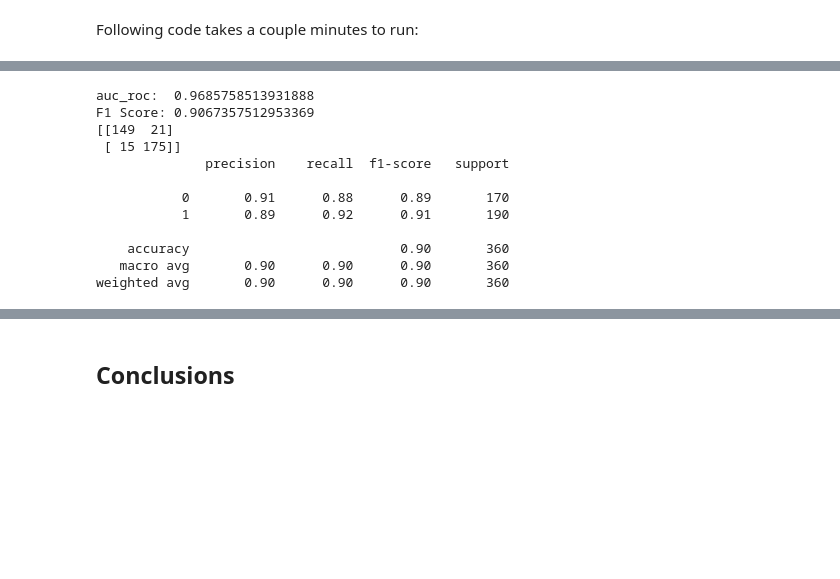
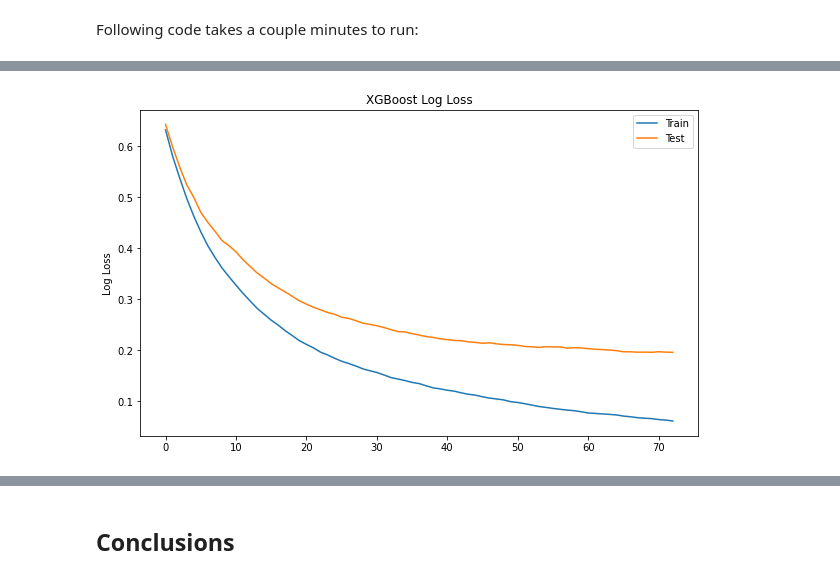
Before and after one commit to AguirreMoy/HtMFall2021-Corona, a Jupyter notebook: Challenge1/EMBER_roland.ipynb, the cells around one changed output, grey strips where cells are left out. Saved outputs shown, nothing was run; the diff lists cells and outputs as text; code cells hidden in the pictures; blank space fills up the shorter version.

```diff
--- a/Challenge1/EMBER_roland.ipynb
+++ b/Challenge1/EMBER_roland.ipynb
@@ -427,25 +433,21 @@ best_xgb_params
 # %%
 xgb_model = xgb.XGBClassifier(**best_xgb_params, eval_metric='logloss')
-xgb_model.fit(X_train_fs, y_train)
-preds = [pred[1] for pred in xgb_model.predict_proba(X_test_fs)]
-score = roc_auc_score(y_test, preds, average='weighted')
-print('auc_roc: ', score)
+eval_set = [(X_train_fs, y_train), (X_test_fs, y_test)]
 
-y_pred = xgb_model.predict(X_test_fs)
-f1=f1_score(y_test, y_pred)
-print('F1 Score:', f1)
-print(confusion_matrix(y_test, y_pred))
-print(classification_report(y_test, y_pred))
+xgb_model.fit(X_train_fs, y_train, eval_metric=["error", "logloss"], eval_set=eval_set, verbose=False)
+
+
+results = xgb_model.evals_result()
+epochs = len(results['validation_0']['error'])
+x_axis = range(0, epochs)
+
+fig, ax = plt.subplots(figsize=(10,6))
+ax.plot(x_axis, results['validation_0']['logloss'], label='Train')
+ax.plot(x_axis, results['validation_1']['logloss'], label='Test')
+ax.legend()
+
+plt.ylabel('Log Loss')
+plt.title('XGBoost Log Loss')
+plt.show()
 # %% [output]
-auc_roc:  0.9685758513931888
-F1 Score: 0.9067357512953369
-[[149  21]
- [ 15 175]]
-              precision    recall  f1-score   support
-
-           0       0.91      0.88      0.89       170
-           1       0.89      0.92      0.91       190
-
-    accuracy                           0.90       360
-   macro avg       0.90      0.90      0.90       360
-weighted avg       0.90      0.90      0.90       360
+[figure, added]
```
Also changed, not shown: parts of 60 cells of this notebook, 2 other files.
